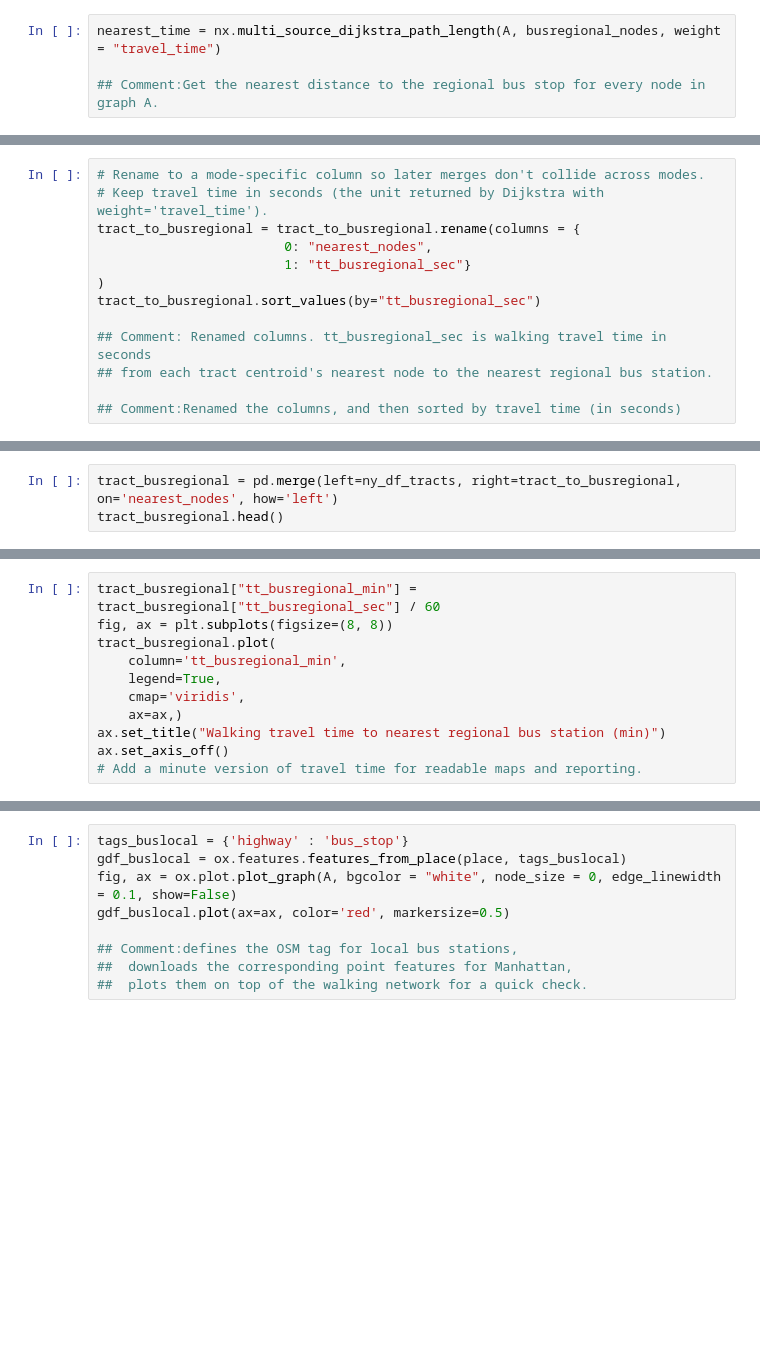
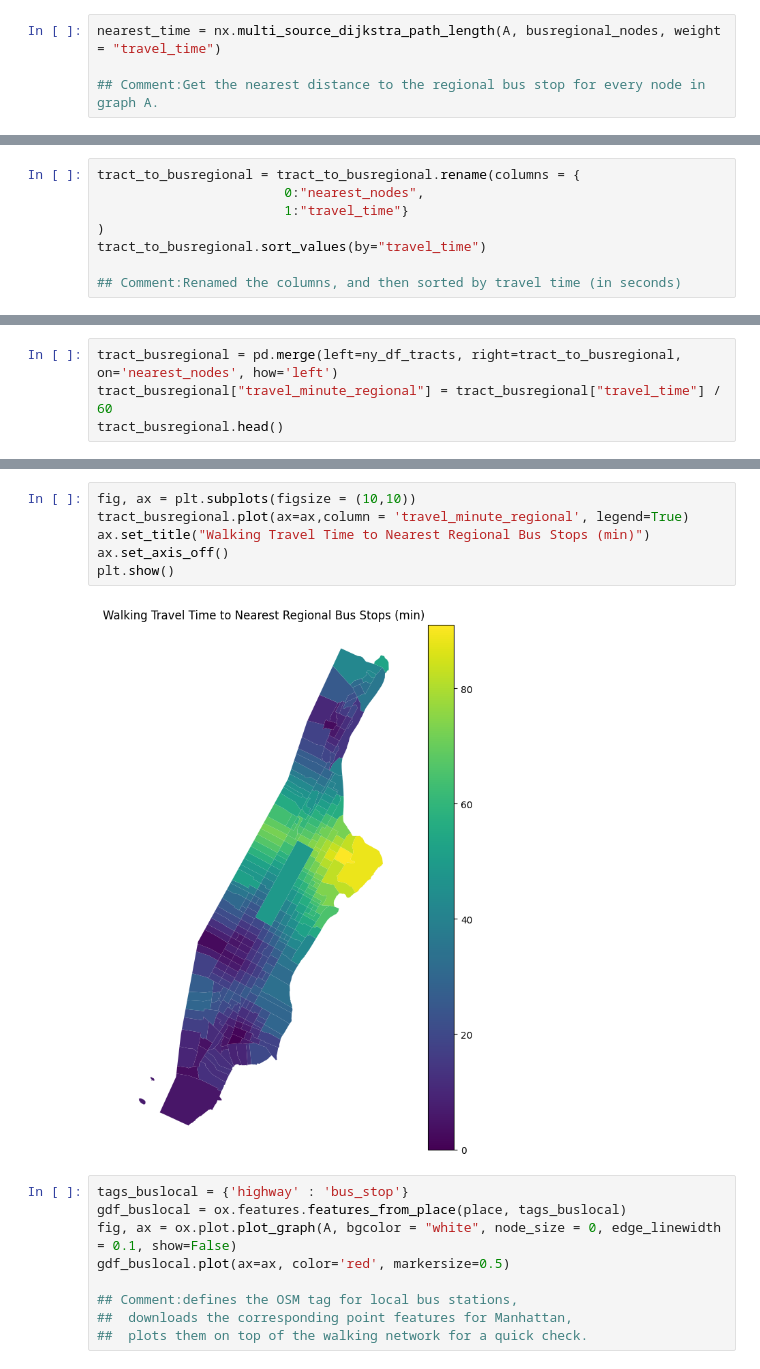
Before and after one commit to Sidbaobao/Final_project_data__science, a Jupyter notebook: sm2986_HW5 collaboration.ipynb, the cells around one changed output, grey strips where cells are left out. Cells and saved outputs as stored; diff of their text form; blank space fills up the shorter version.

```diff
--- a/sm2986_HW5 collaboration.ipynb
+++ b/sm2986_HW5 collaboration.ipynb
@@ -341,13 +305,0 @@ tract_to_busregional.head()
-# %%
-# Rename to a mode-specific column so later merges don't collide across modes.
-# Keep travel time in seconds (the unit returned by Dijkstra with weight='travel_time').
-tract_to_busregional = tract_to_busregional.rename(columns = {
-                        0: "nearest_nodes",
-                        1: "tt_busregional_sec"}
-)
-tract_to_busregional.sort_values(by="tt_busregional_sec")
-
-## Comment: Renamed columns. tt_busregional_sec is walking travel time in seconds
-## from each tract centroid's nearest node to the nearest regional bus station.
-
-## Comment:Renamed the columns, and then sorted by travel time (in seconds)
@@ -367,0 +306,8 @@ tract_to_busregional.sort_values(by="tt_busregional_sec")
+# %%
+tract_to_busregional = tract_to_busregional.rename(columns = {
+                        0:"nearest_nodes",
+                        1:"travel_time"}
+)
+tract_to_busregional.sort_values(by="travel_time")
+
+## Comment:Renamed the columns, and then sorted by travel time (in seconds)
@@ -368,5 +328,6 @@ tract_to_busregional.sort_values(by="tt_busregional_sec")
 # %%
 tract_busregional = pd.merge(left=ny_df_tracts, right=tract_to_busregional, on='nearest_nodes', how='left')
+tract_busregional["travel_minute_regional"] = tract_busregional["travel_time"] / 60
 tract_busregional.head()
 # %% [output]
 |  | Total Population | Per Capita Income | White Population | Population Measured for Poverty S... | People Below Poverty Level | ... |
@@ -379,11 +339,0 @@ tract_busregional.head()
-# %%
-tract_busregional["tt_busregional_min"] = tract_busregional["tt_busregional_sec"] / 60
-fig, ax = plt.subplots(figsize=(8, 8))
-tract_busregional.plot(
-    column='tt_busregional_min',
-    legend=True,
-    cmap='viridis',
-    ax=ax,)
-ax.set_title("Walking travel time to nearest regional bus station (min)")
-ax.set_axis_off()
-# Add a minute version of travel time for readable maps and reporting.
@@ -446,3 +340,11 @@ def compute_mode_accessibility(gdf_mode, mode_name, A=A, ny_df_tracts=ny_df_trac
+# %%
+fig, ax = plt.subplots(figsize = (10,10))
+tract_busregional.plot(ax=ax,column = 'travel_minute_regional', legend=True)
+ax.set_title("Walking Travel Time to Nearest Regional Bus Stops (min)")
+ax.set_axis_off()
+plt.show()
+# %% [output]
+[figure, added]
 # %%
 tags_buslocal = {'highway' : 'bus_stop'}
 gdf_buslocal = ox.features.features_from_place(place, tags_buslocal)
```
Also changed, not shown: parts of 70 cells of this notebook.
